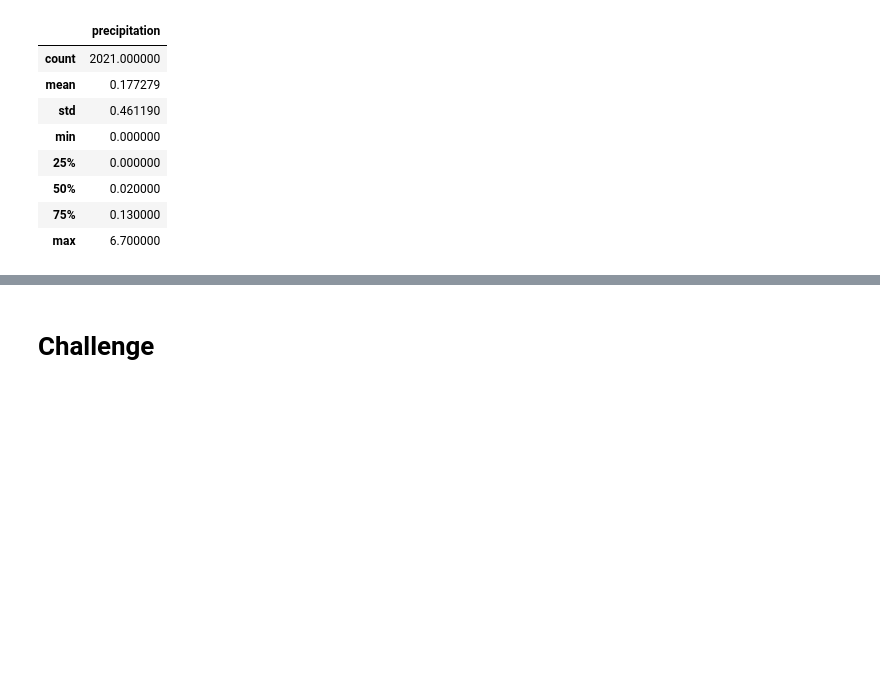
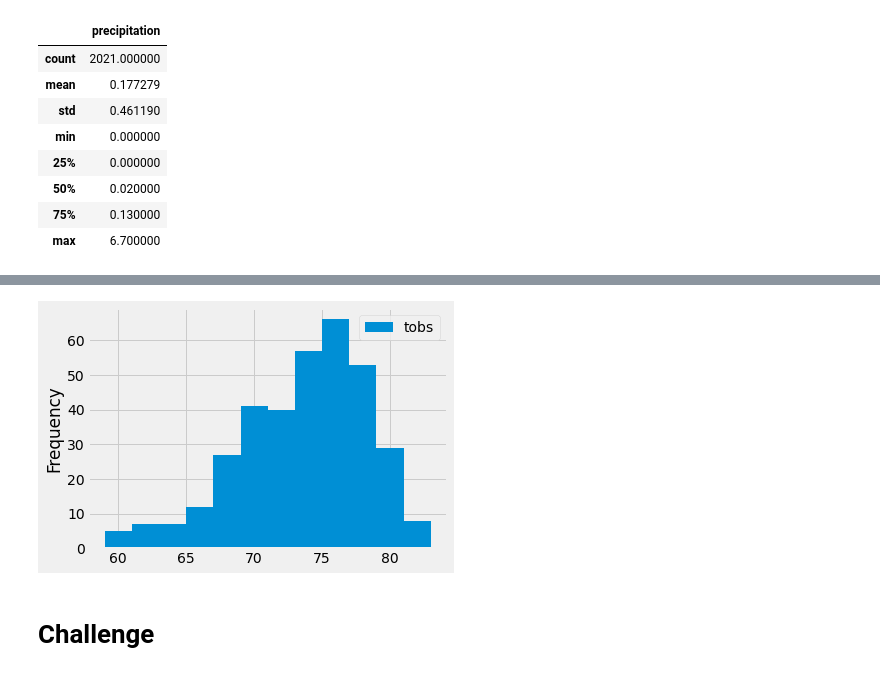
Before and after one commit to bmanalive/surfs_up, a Jupyter notebook: climate_analysis.ipynb, the cells around one changed output, grey strips where cells are left out. Cells and saved outputs as stored; diff of their text form; code cells hidden in the pictures; blank space fills up the shorter version.

```diff
--- a/climate_analysis.ipynb
+++ b/climate_analysis.ipynb
@@ -104,3 +124,14 @@ df.describe()
 # %%
-# Choose the station with the highest number of temperature observations.
+# **9.3.4**Choose the station with the highest number of temperature observations.
 # Query the last 12 months of temperature observation data for this station and plot the results as a histogram
+#*************************
+results = session.query(Measurement.tobs).\
+filter(Measurement.station == 'USC00519281').\
+filter(Measurement.date >= prev_year).all()
+
+#**commented out so that I could excute the next print statement:
+#print(results)
+
+df = pd.DataFrame(results, columns=['tobs'])
+
+print(df)
@@ -107,3 +153,9 @@ df.describe()
+# %%
+# Creating histogram
+df.plot.hist(bins=12)
+plt.tight_layout()
+# %% [output]
+[figure, added]
 # %%
 # Write a function called `calc_temps` that will accept start date and end date in the format '%Y-%m-%d'
 # and return the minimum, average, and maximum temperatures for that range of dates
```
Also changed, not shown: parts of 4 cells of this notebook.
